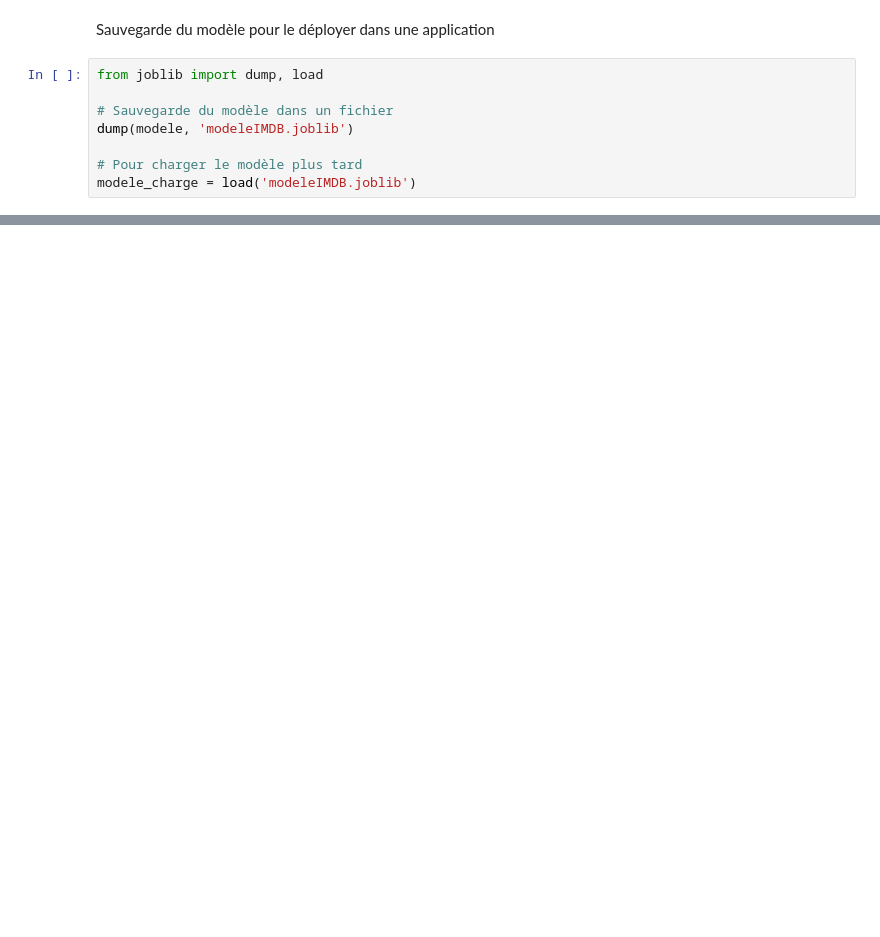
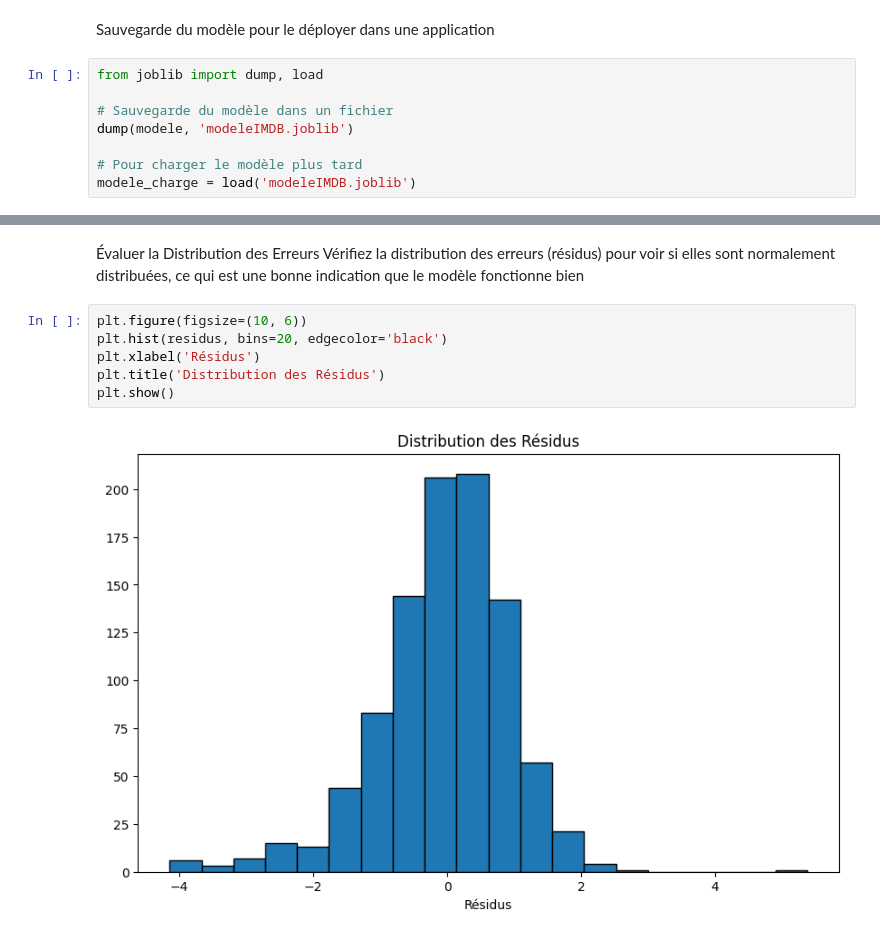
Before and after one commit to AntoanetaStoyanova/PROJECT-IMBD, a Jupyter notebook: modelprediction.ipynb, the cells around one changed output, grey strips where cells are left out. Cells and saved outputs as stored; diff of their text form; blank space fills up the shorter version.

```diff
--- a/modelprediction.ipynb
+++ b/modelprediction.ipynb
@@ -122,0 +191,11 @@ modele_charge = load('modeleIMDB.joblib')
+# %% [markdown]
+Évaluer la Distribution des Erreurs
+Vérifiez la distribution des erreurs (résidus) pour voir si elles sont normalement distribuées, ce qui est une bonne indication que le modèle fonctionne bien
+# %%
+plt.figure(figsize=(10, 6))
+plt.hist(residus, bins=20, edgecolor='black')
+plt.xlabel('Résidus')
+plt.title('Distribution des Résidus')
+plt.show()
+# %% [output]
+[figure, added]
```
Also changed, not shown: parts of 18 cells of this notebook.
